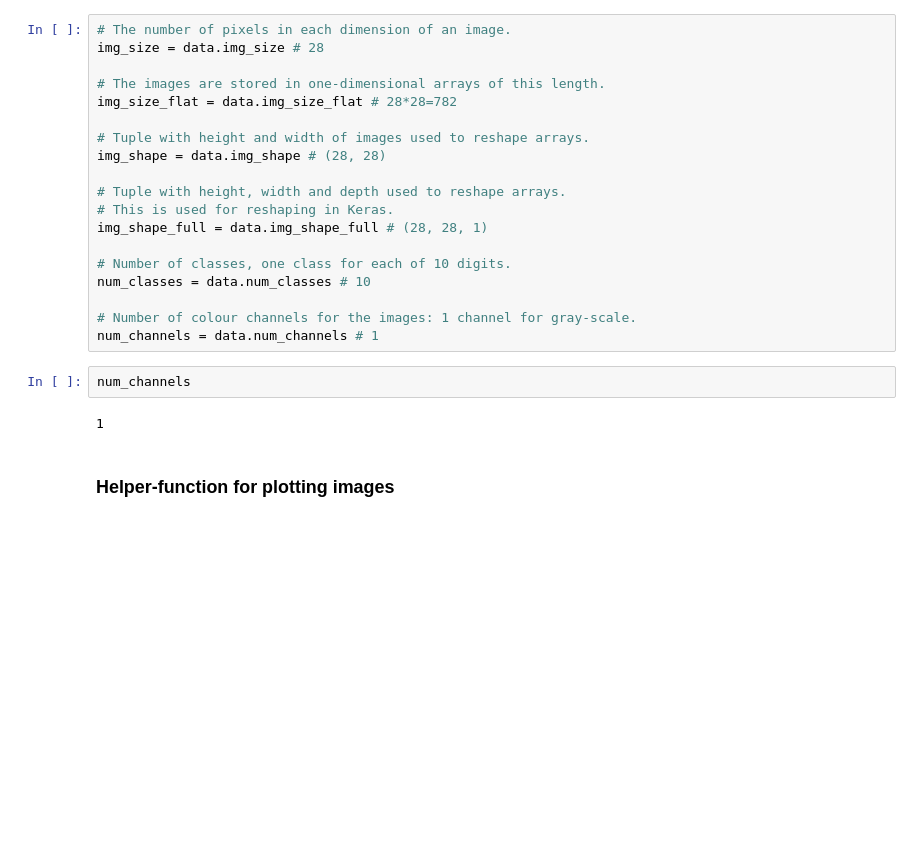
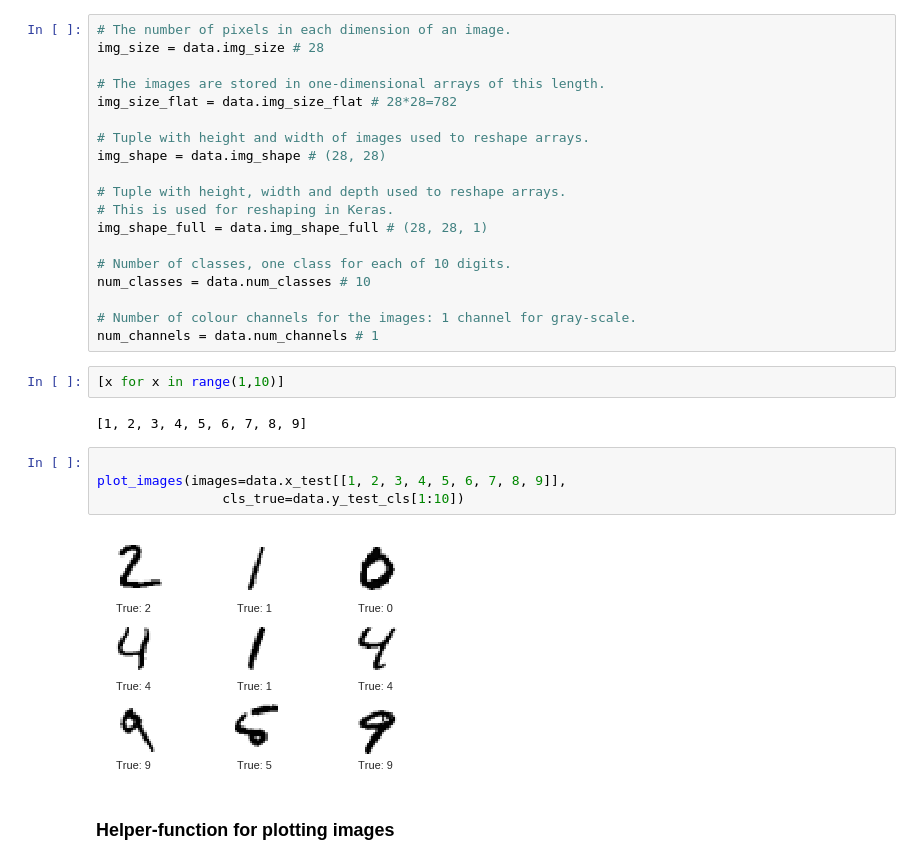
Before and after one commit to chlin1/TensorFlow-Tutorials, a Jupyter notebook: 03C_Keras_API.ipynb, the cells around one changed output. Saved outputs shown, nothing was run; the diff lists cells and outputs as text; blank space fills up the shorter version.

```diff
--- a/03C_Keras_API.ipynb
+++ b/03C_Keras_API.ipynb
@@ -98,10 +98,16 @@ num_classes = data.num_classes # 10
 
 # Number of colour channels for the images: 1 channel for gray-scale.
 num_channels = data.num_channels # 1
-# %%
-num_channels
-# %% [output]
-1
+# %%
+[x for x in range(1,10)]
+# %% [output]
+[1, 2, 3, 4, 5, 6, 7, 8, 9]
+# %%
+
+plot_images(images=data.x_test[[1, 2, 3, 4, 5, 6, 7, 8, 9]],
+                cls_true=data.y_test_cls[1:10])
+# %% [output]
+[figure, added]
 # %% [markdown]
 ### Helper-function for plotting images
 # %% [markdown]
```
Also changed, not shown: parts of 9 cells of this notebook.
